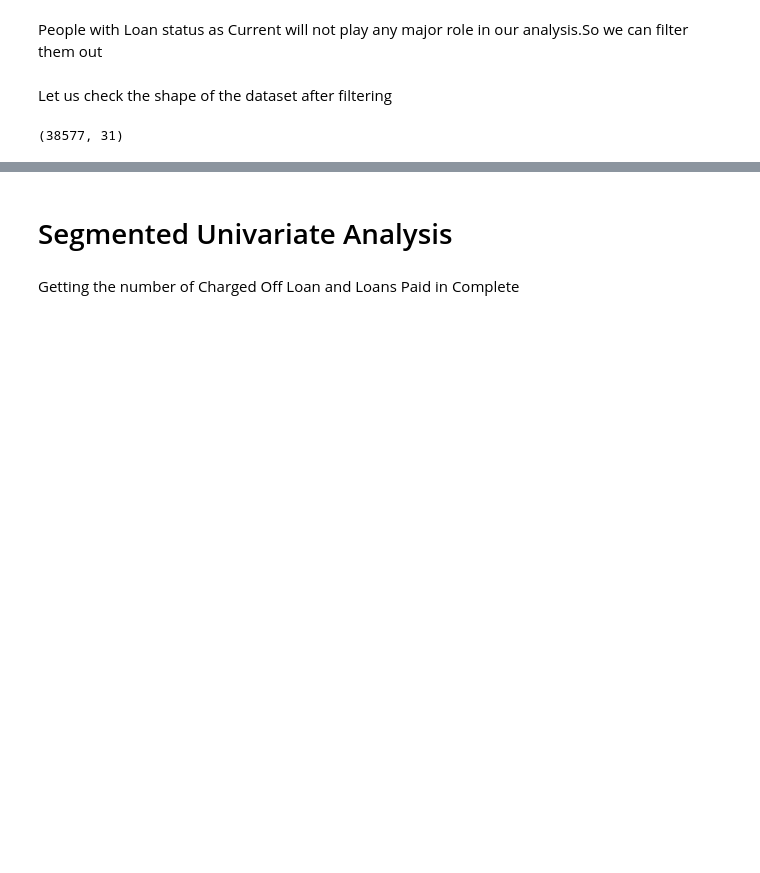
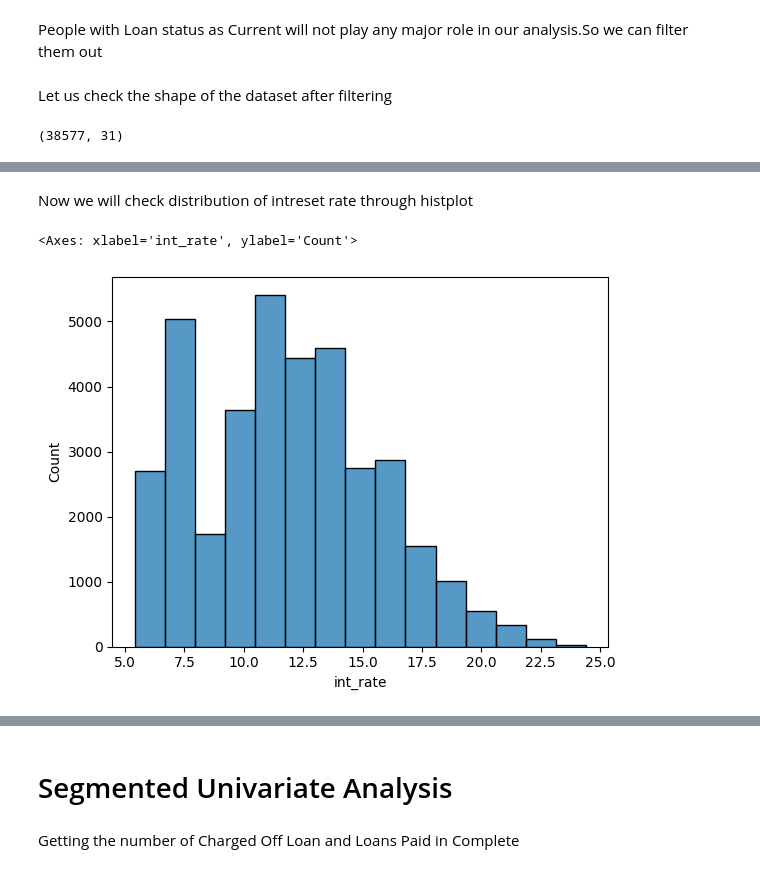
Before and after one commit to gurpreetkalra/LoanClubCaseStudyRepo, a Jupyter notebook: Final_submission_EDA.ipynb, the cells around one changed output, grey strips where cells are left out. Drawn from its saved outputs; the diff is of its cells as text; code cells hidden in the pictures; blank space fills up the shorter version.

```diff
--- a/Final_submission_EDA.ipynb
+++ b/Final_submission_EDA.ipynb
@@ -373,0 +465,7 @@ loan_df_filtered.shape
+# %% [markdown]
+Now we will check distribution of intreset rate through histplot
+# %%
+seaborn.histplot(data=loan_df_filtered,x='int_rate',bins=15)
+# %% [output]
+<Axes: xlabel='int_rate', ylabel='Count'>
+[figure, added]
```
Also changed, not shown: parts of 27 cells of this notebook, 1 other file.
